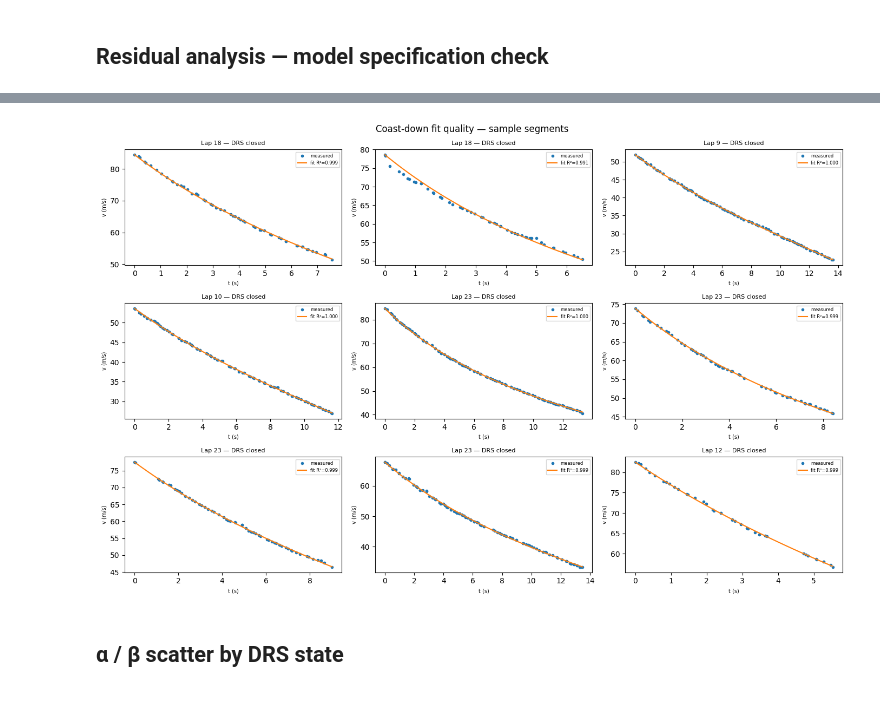
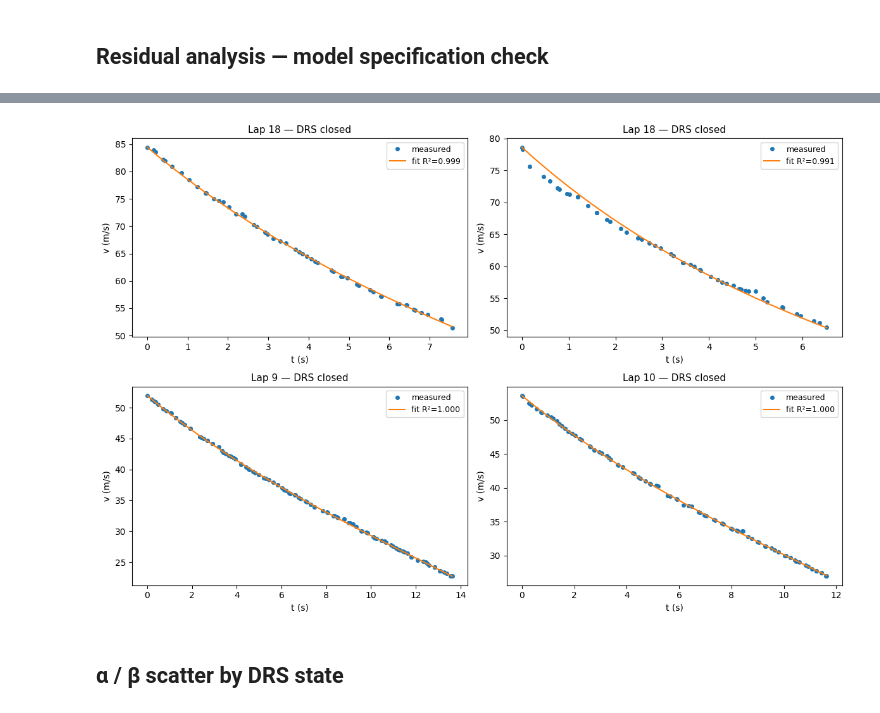
Before and after one commit to andrewcoyle1/f1-telemetry-aero, a Jupyter notebook: notebooks/02_coastdown_fit.ipynb, the cells around one changed output, grey strips where cells are left out. Cells and saved outputs as stored; diff of their text form; code cells hidden in the pictures.

```diff
--- a/notebooks/02_coastdown_fit.ipynb
+++ b/notebooks/02_coastdown_fit.ipynb
@@ -308,34 +325,33 @@ Durbin-Watson statistics per segment (2.0 = no autocorrelation):
 
 Mean DW: 0.66
 # %%
-n_plot = min(9, len(all_segments_for_plot))
-fig, axes = plt.subplots(3, 3, figsize=(14, 9))
+n_plot = min(4, len(all_segments_for_plot))
+fig, axes = plt.subplots(2, 2, figsize=(12, 8))
 axes = axes.flatten()
 
 for idx, (seg, fit) in enumerate(all_segments_for_plot[:n_plot]):
     ax = axes[idx]
     t = seg['t'].values - seg['t'].values[0]
     v_meas = seg['Speed'].values / 3.6
     t_dense = np.linspace(0, t[-1], 200)
     v_pred = v_model(t_dense, fit.alpha, fit.beta, fit.P_mgu, fit.v0, fit.m)
 
-    ax.plot(t, v_meas, 'o', ms=3, label='measured')
+    ax.plot(t, v_meas, 'o', ms=4, label='measured')
     ax.plot(t_dense, v_pred, '-', label=f'fit R²={fit.r2:.3f}')
     drs_label = 'DRS open' if fit.drs_open else 'DRS closed'
-    ax.set_title(f'Lap {fit.lap_number} — {drs_label}', fontsize=8)
-    ax.set_xlabel('t (s)', fontsize=7)
-    ax.set_ylabel('v (m/s)', fontsize=7)
-    ax.legend(fontsize=6)
+    ax.set_title(f'Lap {fit.lap_number} — {drs_label}', fontsize=11)
+    ax.set_xlabel('t (s)', fontsize=10)
+    ax.set_ylabel('v (m/s)', fontsize=10)
+    ax.legend(fontsize=9)
 
 for idx in range(n_plot, len(axes)):
     axes[idx].set_visible(False)
 
-fig.suptitle('Coast-down fit quality — sample segments')
 plt.tight_layout()
 plt.savefig('../results/figures/02_fit_quality.png', dpi=150)
 plt.show()
 # %% [output]
-[figure, old version]
+[figure, new version]
 # %% [markdown]
 ## α / β scatter by DRS state
 # %%
```
Also changed, not shown: parts of 1 cell of this notebook, 11 other files.
